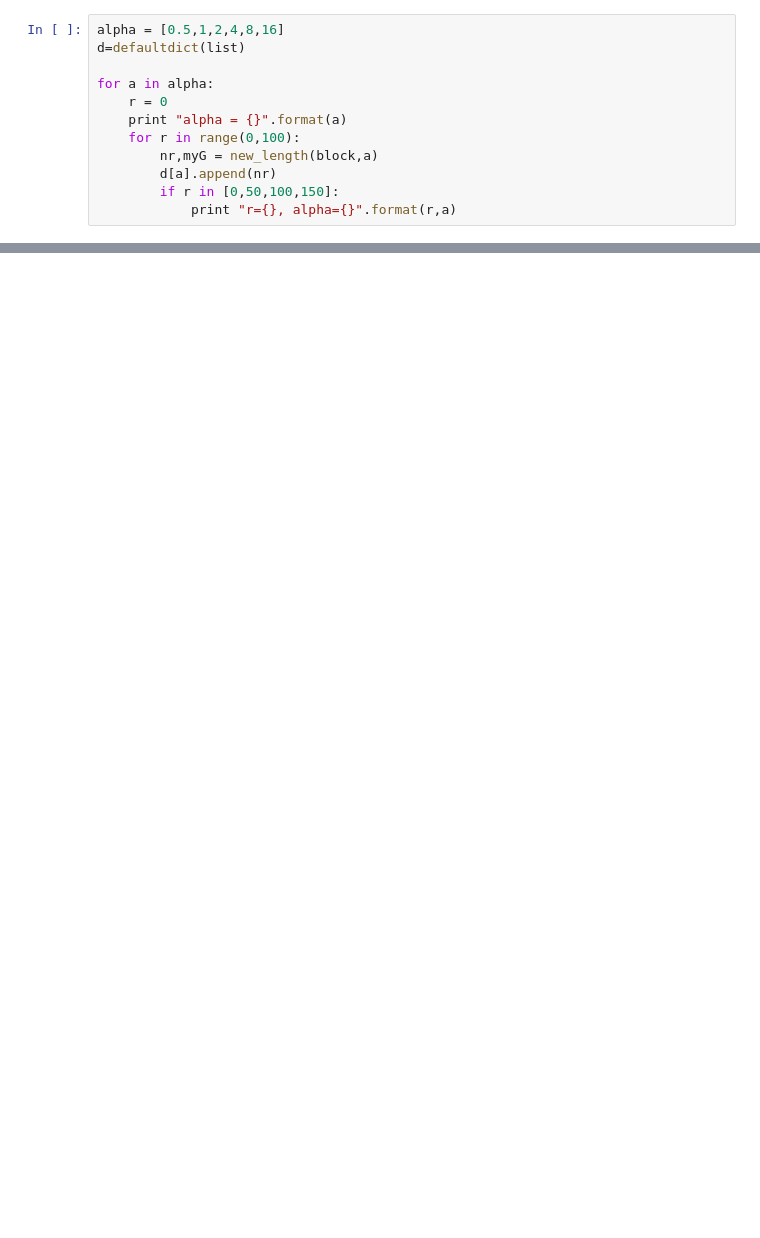
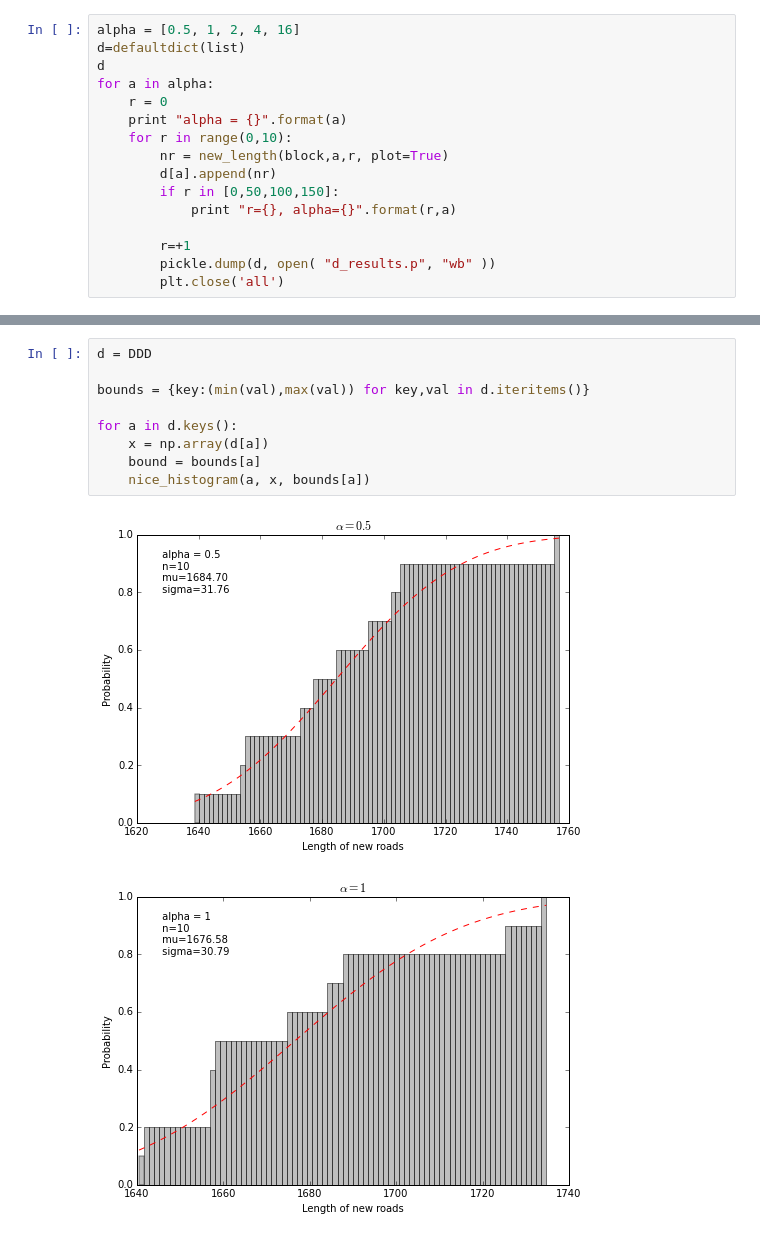
Before and after one commit to brelsford/topology, a Jupyter notebook: ReblockingFigs.ipynb, the cells around one changed output, grey strips where cells are left out. Saved outputs shown, nothing was run; the diff lists cells and outputs as text; blank space fills up the shorter version.

```diff
--- a/ReblockingFigs.ipynb
+++ b/ReblockingFigs.ipynb
@@ -82,14 +93,18 @@ myG.plot_roads(master=block, new_road_width = 4, old_node_size=25, old_road_widt
 # %%
-alpha = [0.5,1,2,4,8,16]
+alpha = [0.5, 1, 2, 4, 16]
 d=defaultdict(list)
-
+d
 for a in alpha:
     r = 0
     print "alpha = {}".format(a)
-    for r in range(0,100):
-        nr,myG = new_length(block,a)
+    for r in range(0,10):
+        nr = new_length(block,a,r, plot=True)
         d[a].append(nr)
         if r in [0,50,100,150]:
             print "r={}, alpha={}".format(r,a)
+
+        r=+1
+        pickle.dump(d, open( "d_results.p", "wb" ))
+        plt.close('all')
 # %% [output]
 alpha = 0.5
@@ -120,0 +118,12 @@ for a in [2]:
+# %%
+d = DDD
+
+bounds = {key:(min(val),max(val)) for key,val in d.iteritems()}
+
+for a in d.keys():
+    x = np.array(d[a])
+    bound = bounds[a]
+    nice_histogram(a, x, bounds[a])
+# %% [output]
+[figure, added]
+[figure, added]
```
Also changed, not shown: parts of 17 cells of this notebook, 1 other file.
